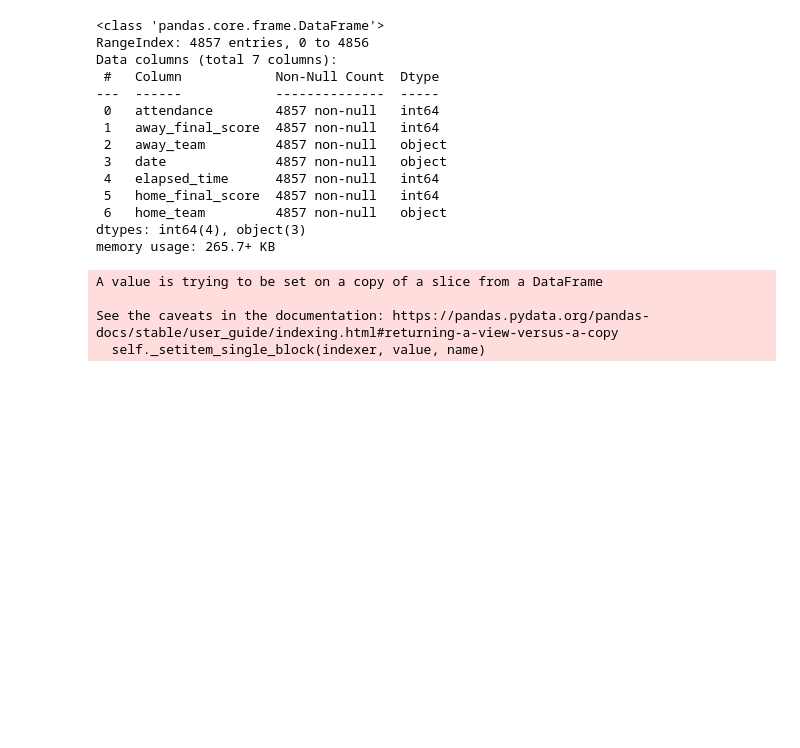
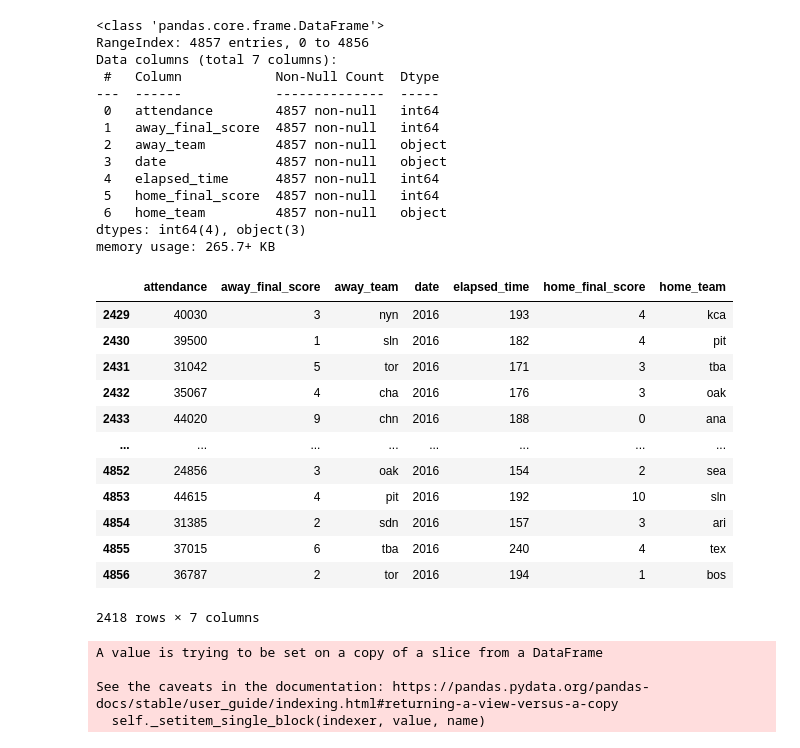
Before and after one commit to johnwslee/Data_Science_Libraries, a Jupyter notebook: pystan/UBC-MDS_example/lab2.ipynb, the cells around one changed output. Saved outputs shown, nothing was run; the diff lists cells and outputs as text; code cells hidden in the pictures; blank space fills up the shorter version.

```diff
--- a/pystan/UBC-MDS_example/lab2.ipynb
+++ b/pystan/UBC-MDS_example/lab2.ipynb
@@ -447,6 +443,23 @@ games_raw["date"] = games_raw["date"].astype("int")
 # %%
 # Choose only 2016
 games_raw = games_raw.query("date == 2016")
+games_raw = games_raw.query("away_final_score != home_final_score")
+# %%
+games_raw
+# %% [output]
+|  | attendance | away_final_score | away_team | date | elapsed_time | home_final_score | home_team |
+| 2429 | 40030 | 3 | nyn | 2016 | 193 | 4 | kca |
+| 2430 | 39500 | 1 | sln | 2016 | 182 | 4 | pit |
+| 2431 | 31042 | 5 | tor | 2016 | 171 | 3 | tba |
+| 2432 | 35067 | 4 | cha | 2016 | 176 | 3 | oak |
+| 2433 | 44020 | 9 | chn | 2016 | 188 | 0 | ana |
+| ... | ... | ... | ... | ... | ... | ... | ... |
+| 4852 | 24856 | 3 | oak | 2016 | 154 | 2 | sea |
+| 4853 | 44615 | 4 | pit | 2016 | 192 | 10 | sln |
+| 4854 | 31385 | 2 | sdn | 2016 | 157 | 3 | ari |
+| 4855 | 37015 | 6 | tba | 2016 | 240 | 4 | tex |
+| 4856 | 36787 | 2 | tor | 2016 | 194 | 1 | bos |
+2418 rows × 7 columns
 # %%
 # Create a dictionary of IDs, and assign numerical codes from 1 to 30 according to the alphabetical order
 
```
Also changed, not shown: parts of 8 cells of this notebook.
